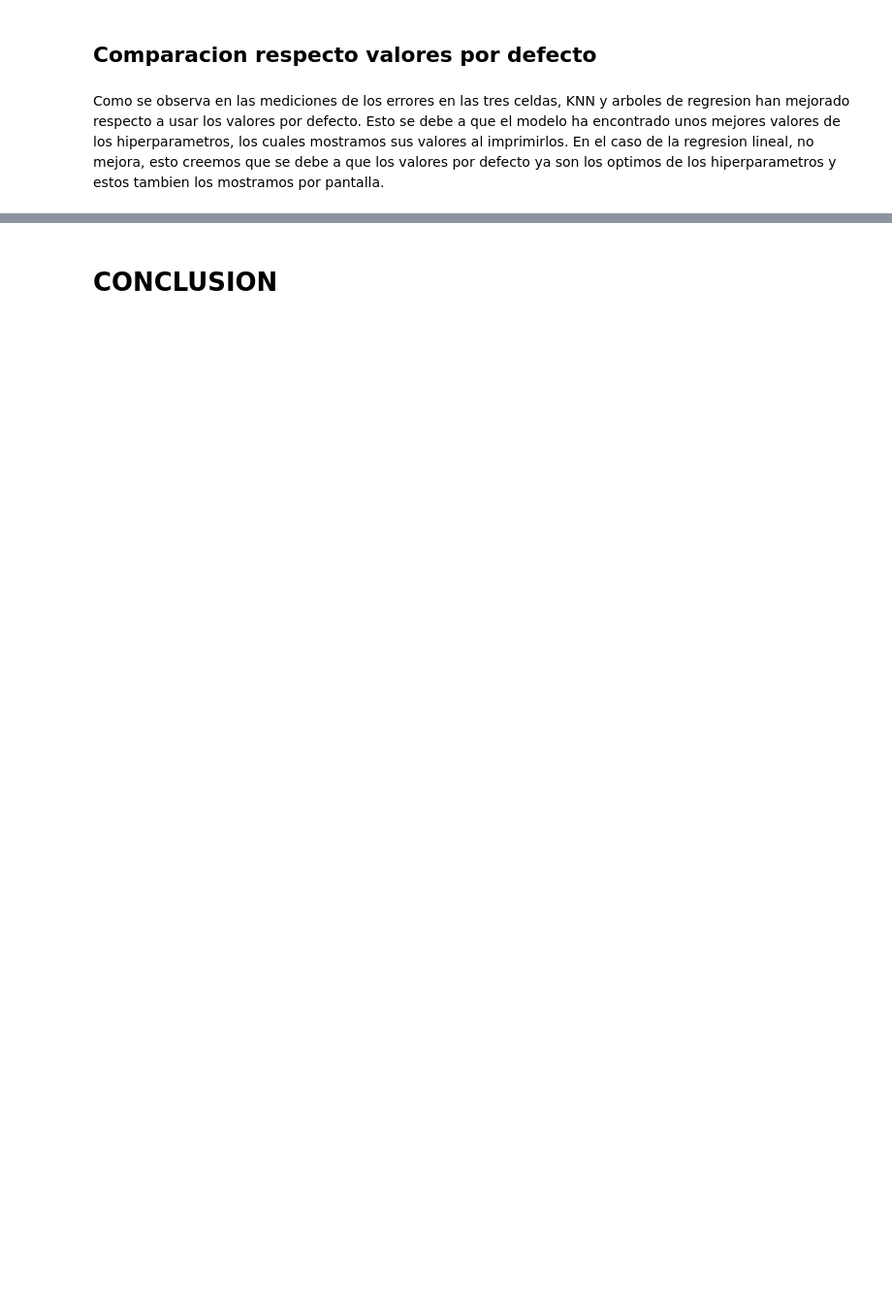
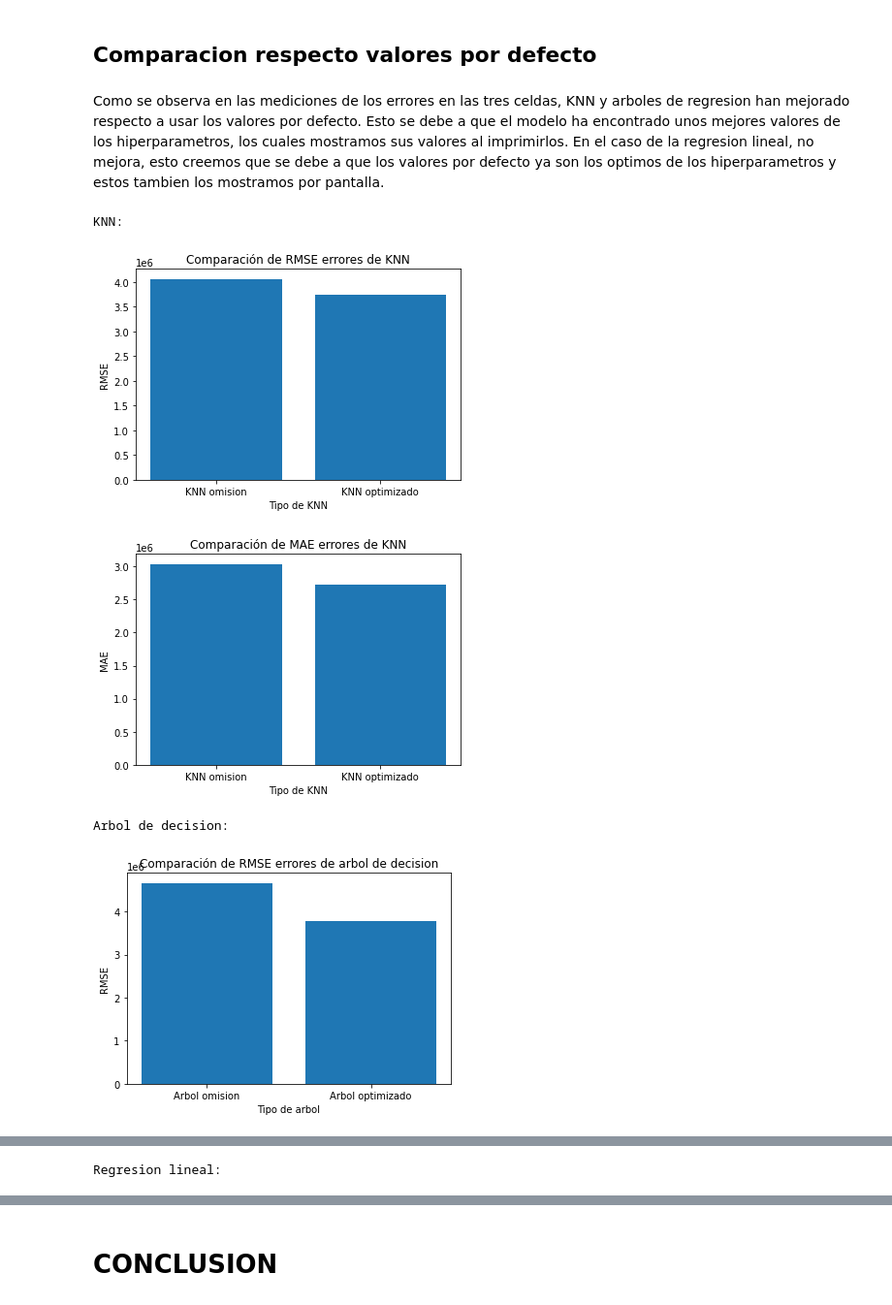
Before and after one commit to AsierJustoTuruelo/Grupo32-Practica1, a Jupyter notebook: Practica1_grupo32.ipynb, the cells around one changed output, grey strips where cells are left out. Shown at 97% size. Drawn from its saved outputs; the diff is of its cells as text; code cells hidden in the pictures; blank space fills up the shorter version.

```diff
--- a/Practica1_grupo32.ipynb
+++ b/Practica1_grupo32.ipynb
@@ -454,3 +440,52 @@ plt.show()
 ## Comparacion respecto valores por defecto
 # %% [markdown]
 Como se observa en las mediciones de los errores en las tres celdas, KNN y arboles de regresion han mejorado respecto a usar los valores por defecto. Esto se debe a que el modelo ha encontrado unos mejores valores de los hiperparametros, los cuales mostramos sus valores al imprimirlos. En el caso de la regresion lineal, no mejora, esto creemos que se debe a que los valores por defecto ya son los optimos de los hiperparametros y estos tambien los mostramos por pantalla.
+# %%
+# Comparacion de los errores y de los tiempos con los valores por defecto de los optimizados
+print("KNN:\n")
+plt.bar(['KNN omision', 'KNN optimizado'], [rmse_knn, rmse_knn_op])
+plt.title('Comparación de RMSE errores de KNN')
+plt.xlabel('Tipo de KNN')
+plt.ylabel('RMSE')
+plt.show()
+
+plt.bar(['KNN omision', 'KNN optimizado'], [mae_knn, mae_knn_op])
+plt.title('Comparación de MAE errores de KNN')
+plt.xlabel('Tipo de KNN')
+plt.ylabel('MAE')
+plt.show()
+print("\n")
+
+print("Arbol de decision:\n")
+plt.bar(['Arbol omision', 'Arbol optimizado'], [rmse_tree, rmse_tree_op])
+plt.title('Comparación de RMSE errores de arbol de decision')
+plt.xlabel('Tipo de arbol')
+plt.ylabel('RMSE')
+plt.show()
+
+plt.bar(['Arbol base', 'Arbol optimizado'], [mae_tree, mae_tree_op])
+plt.title('Comparación de MAE errores de arbol de decision')
+plt.xlabel('Tipo de arbol')
+plt.ylabel('MAE')
+plt.show()
+print("\n")
+
+print("Regresion lineal:\n")
+plt.bar(['Regresion lineal omision', 'Regresion lineal optimizado'], [rmse_lr, rmse_lr_op])
+plt.title('Comparación de RMSE errores de regresion lineal')
+plt.xlabel('Tipo de regresion')
+plt.ylabel('RMSE')
+plt.show()
+
+plt.bar(['Regreison omision', 'Regresion optimizado'], [mae_lr, mae_lr_op])
+plt.title('Comparación de MAE errores de regresion lineal')
+plt.xlabel('Tipo de regresion')
+plt.ylabel('MAE')
+plt.show()
+print("\n")
+# %% [output]
+KNN:
+[figure, added]
+[figure, added]
+Arbol de decision:
+[figure, added]
@@ -456,0 +493 @@ Como se observa en las mediciones de los errores en las tres celdas, KNN y arbol
+Regresion lineal:
```
Also changed, not shown: parts of 59 cells of this notebook, 1 other file.
